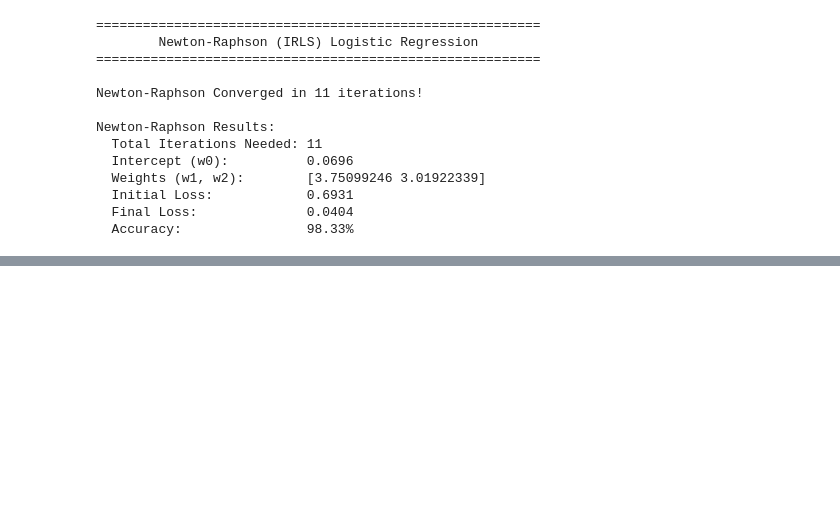
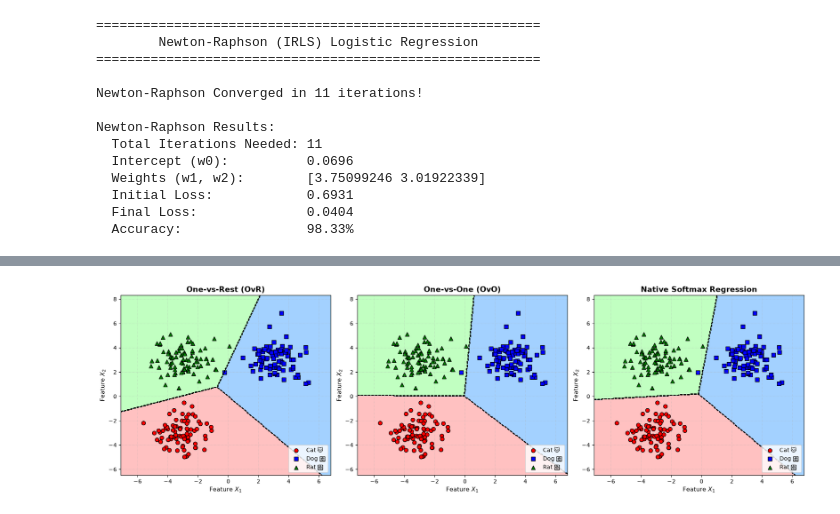
Before and after one commit to maazali04/ML-Algorithms-From-Scratch, a Jupyter notebook: LogisticRegression.ipynb, the cells around one changed output, grey strips where cells are left out. Cells and saved outputs as stored; diff of their text form; code cells hidden in the pictures; blank space fills up the shorter version.

Commit message:
feat: complete logistic regression model implementation

```diff
--- a/LogisticRegression.ipynb
+++ b/LogisticRegression.ipynb
@@ -573,0 +1210,74 @@ Newton-Raphson Results:
+# %%
+import numpy as np
+import matplotlib.pyplot as plt
+
+if __name__ == "__main__":
+    np.random.seed(42)
+
+    # 1. Generate Synthetic 3-Class Clusters
+    cluster0 = np.random.randn(80, 2) + np.array([-3, -3])  # Class 0: Cat 🐱
+    cluster1 = np.random.randn(80, 2) + np.array([3, 3])    # Class 1: Dog 🐶
+    cluster2 = np.random.randn(80, 2) + np.array([-3, 3])   # Class 2: Rat 🐀
+
+    X_train = np.vstack([cluster0, cluster1, cluster2])
+    y_train = np.hstack([np.zeros(80), np.ones(80), np.ones(80) * 2]).astype(int)
+
+    # 2. Train All Three Models
+    ovr_model = MultiClassLogisticRegression(strategy='ovr', lr=0.1, max_iter=1000).fit(X_train, y_train)
+    ovo_model = MultiClassLogisticRegression(strategy='ovo', lr=0.1, max_iter=1000).fit(X_train, y_train)
+    softmax_model = SoftmaxRegression(lr=0.1, max_iter=1000).fit(X_train, y_train)
+
+    # -------------------------------------------------------------
+    # 3. Create a 2D Mesh Grid for Decision Boundary Plotting
+    # -------------------------------------------------------------
+    x_min, x_max = X_train[:, 0].min() - 1.5, X_train[:, 0].max() + 1.5
+    y_min, y_max = X_train[:, 1].min() - 1.5, X_train[:, 1].max() + 1.5
+
+    # Generate fine grid points across feature space
+    xx, yy = np.meshgrid(np.arange(x_min, x_max, 0.05),
+                         np.arange(y_min, y_max, 0.05))
+
+    # Flatten mesh into a list of (x1, x2) coordinate pairs
+    grid_points = np.c_[xx.ravel(), yy.ravel()]
+
+    # Setup 3-panel side-by-side plot
+    fig, axes = plt.subplots(1, 3, figsize=(18, 5.5))
+    models = [("One-vs-Rest (OvR)", ovr_model),
+              ("One-vs-One (OvO)", ovo_model),
+              ("Native Softmax Regression", softmax_model)]
+
+    colors = ['#ff9999', '#66b3ff', '#99ff99']  # Color regions for Cat, Dog, Rat
+    cmap_light = plt.cm.colors.ListedColormap(colors)
+    cmap_bold = ['red', 'blue', 'green']
+    markers = ['o', 's', '^']
+    labels = ["Cat 🐱", "Dog 🐶", "Rat 🐀"]
+
+    for idx, (title, clf) in enumerate(models):
+        ax = axes[idx]
+
+        # Predict class label for every single point on the mesh grid
+        Z = clf.predict(grid_points)
+        Z = Z.reshape(xx.shape)
+
+        # Plot decision region background
+        ax.contourf(xx, yy, Z, cmap=cmap_light, alpha=0.6)
+        # Draw explicit decision boundary lines where classes switch
+        ax.contour(xx, yy, Z, colors='k', linewidths=1.2, linestyles='--')
+
+        # Scatter plot actual training data on top
+        for class_idx in range(3):
+            mask = (y_train == class_idx)
+            ax.scatter(X_train[mask, 0], X_train[mask, 1],
+                       c=cmap_bold[class_idx], marker=markers[class_idx],
+                       edgecolor='k', s=50, label=labels[class_idx])
+
+        ax.set_title(title, fontsize=14, fontweight='bold')
+        ax.set_xlabel("Feature $X_1$", fontsize=11)
+        ax.set_ylabel("Feature $X_2$", fontsize=11)
+        ax.legend(loc="lower right")
+        ax.grid(True, linestyle=':', alpha=0.5)
+
+    plt.tight_layout()
+    plt.show()
+# %% [output]
+[figure, added]
```
Also changed, not shown: parts of 9 cells of this notebook.
